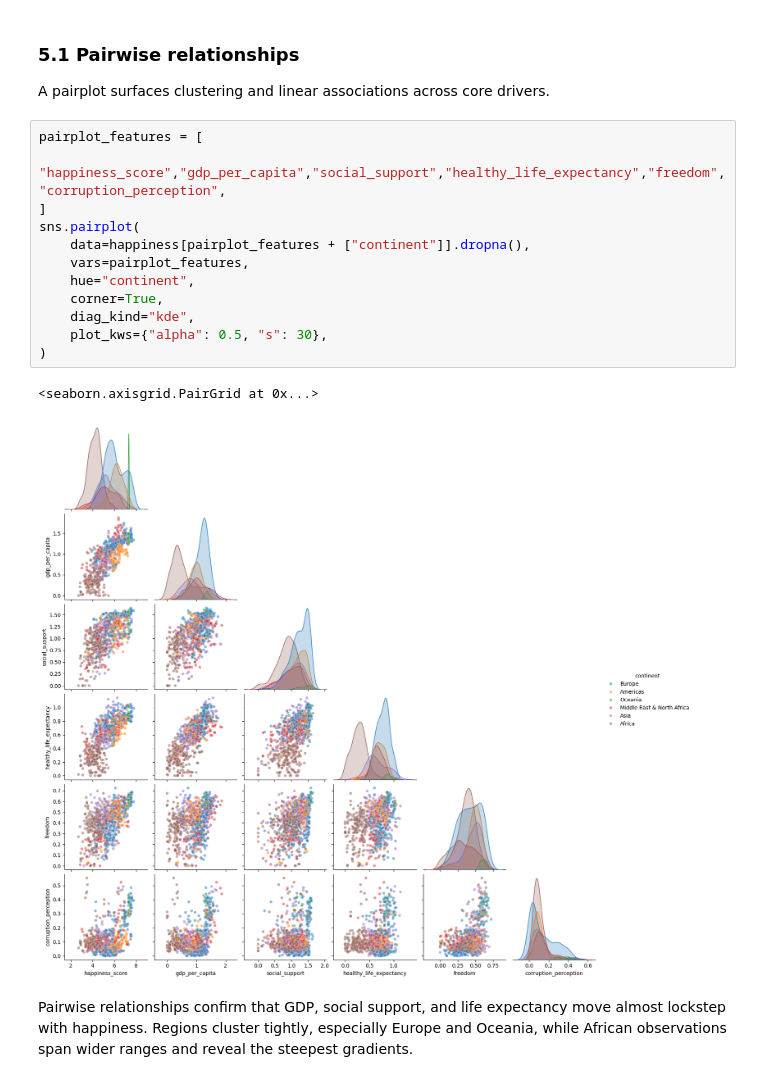
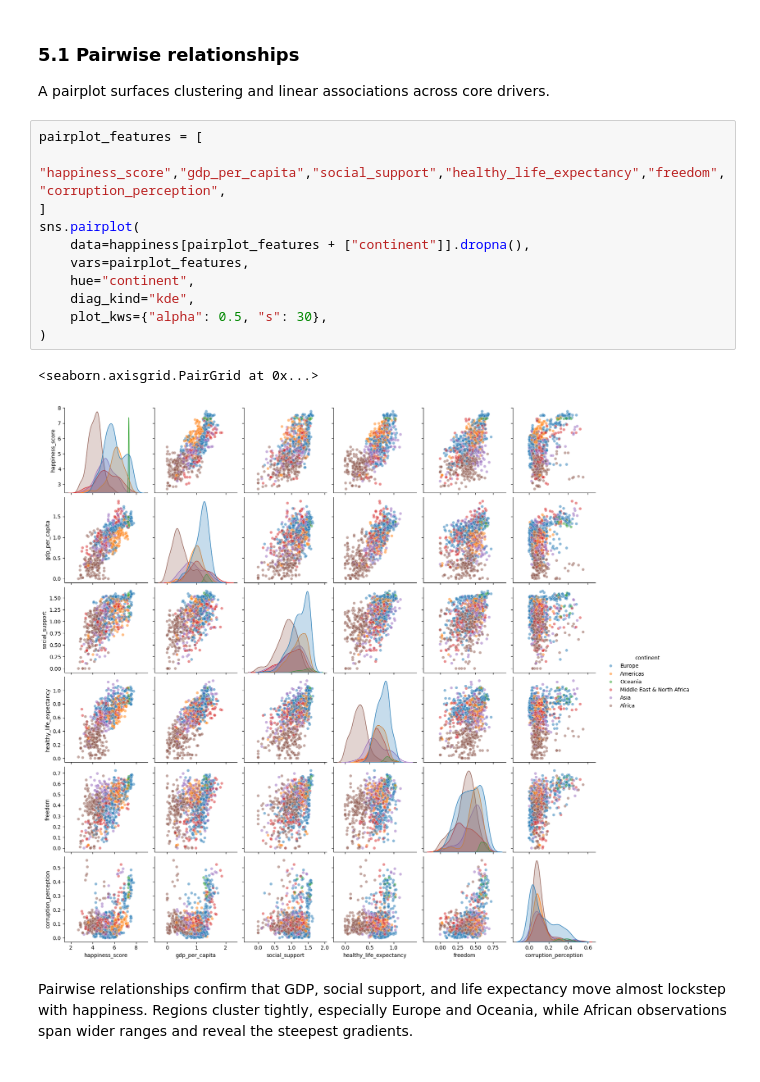
Before and after one commit to elarsaks/world_happiness_report_data_visualization, a Jupyter notebook: Notebook.ipynb, the cells around one changed output. Saved outputs shown, nothing was run; the diff lists cells and outputs as text.

```diff
--- a/Notebook.ipynb
+++ b/Notebook.ipynb
@@ -294,18 +294,17 @@ A pairplot surfaces clustering and linear associations across core drivers.
 # %%
 pairplot_features = [
     "happiness_score","gdp_per_capita","social_support","healthy_life_expectancy","freedom","corruption_perception",
 ]
 sns.pairplot(
     data=happiness[pairplot_features + ["continent"]].dropna(),
     vars=pairplot_features,
     hue="continent",
-    corner=True,
     diag_kind="kde",
     plot_kws={"alpha": 0.5, "s": 30},
 )
 # %% [output]
 <seaborn.axisgrid.PairGrid at 0x...>
-[figure, old version]
+[figure, new version]
 # %% [markdown]
 Pairwise relationships confirm that GDP, social support, and life expectancy move almost lockstep with happiness. Regions cluster tightly, especially Europe and Oceania, while African observations span wider ranges and reveal the steepest gradients.
 # %% [markdown]
```
Also changed, not shown: parts of 8 cells of this notebook.
